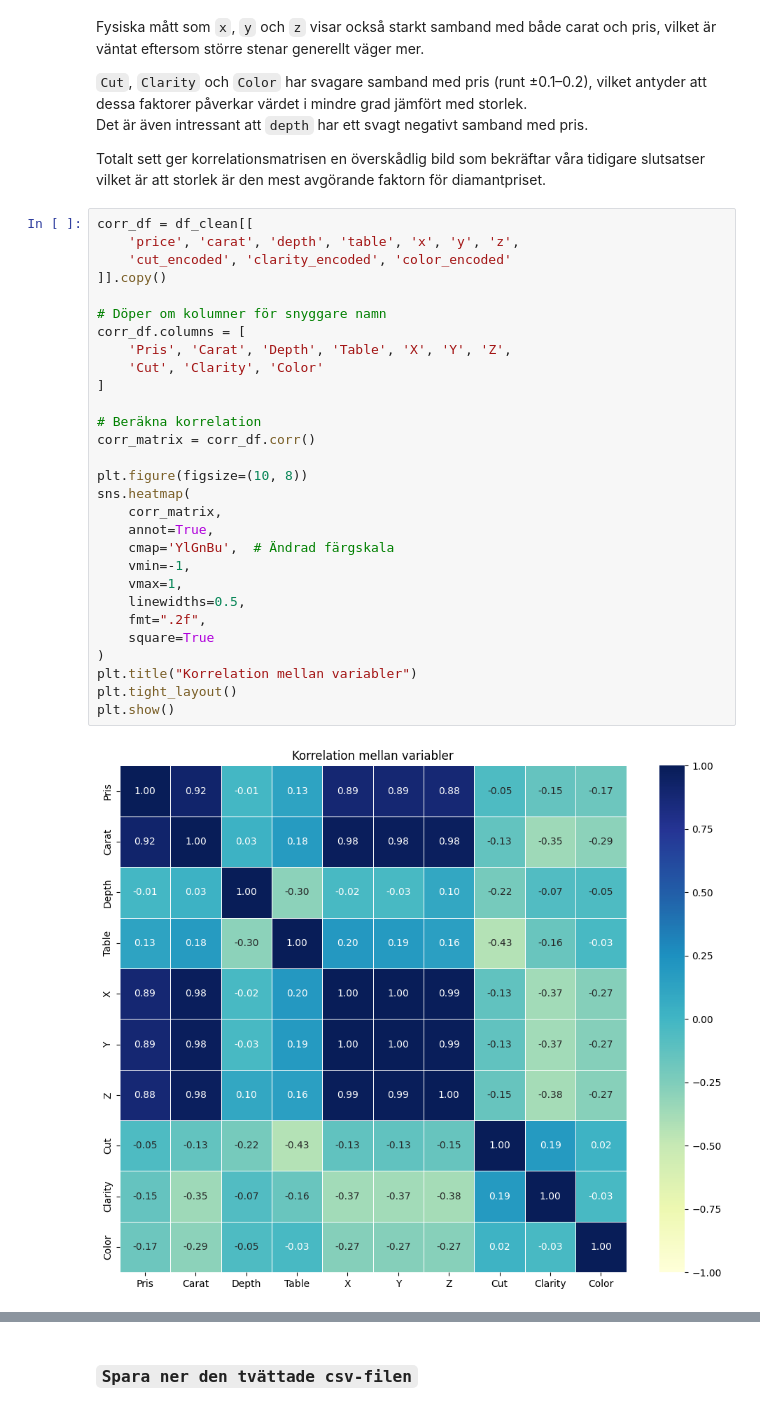
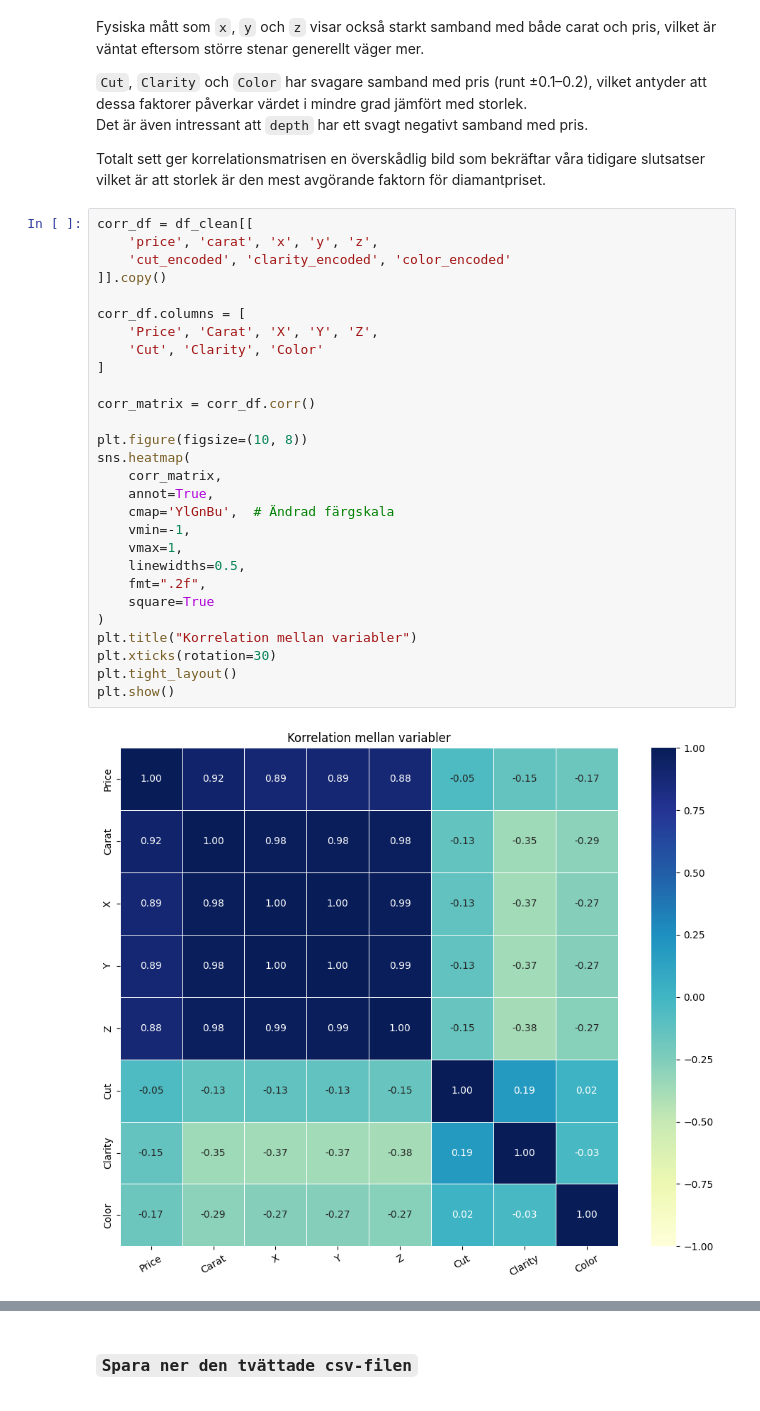
Before and after one commit to ecthelionofthefountain-510/python_kunskapskontroll, a Jupyter notebook: part_2.ipynb, the cells around one changed output, grey strips where cells are left out. Drawn from its saved outputs; the diff is of its cells as text.

```diff
--- a/part_2.ipynb
+++ b/part_2.ipynb
@@ -257,32 +280,31 @@ Det är även intressant att `depth` har ett svagt negativt samband med pris.
 Totalt sett ger korrelationsmatrisen en överskådlig bild som bekräftar våra tidigare slutsatser vilket är att storlek är den mest avgörande faktorn för diamantpriset.
 # %%
 corr_df = df_clean[[
-    'price', 'carat', 'depth', 'table', 'x', 'y', 'z',
+    'price', 'carat', 'x', 'y', 'z',
     'cut_encoded', 'clarity_encoded', 'color_encoded'
 ]].copy()
 
-# Döper om kolumner för snyggare namn
 corr_df.columns = [
-    'Pris', 'Carat', 'Depth', 'Table', 'X', 'Y', 'Z',
+    'Price', 'Carat', 'X', 'Y', 'Z',
     'Cut', 'Clarity', 'Color'
 ]
 
-# Beräkna korrelation
 corr_matrix = corr_df.corr()
 
 plt.figure(figsize=(10, 8))
 sns.heatmap(
     corr_matrix,
     annot=True,
     cmap='YlGnBu',  # Ändrad färgskala
     vmin=-1,
     vmax=1,
     linewidths=0.5,
     fmt=".2f",
     square=True
 )
 plt.title("Korrelation mellan variabler")
+plt.xticks(rotation=30)
 plt.tight_layout()
 plt.show()
 # %% [output]
-[figure, old version]
+[figure, new version]
```
Also changed, not shown: parts of 17 cells of this notebook, 3 other files.
